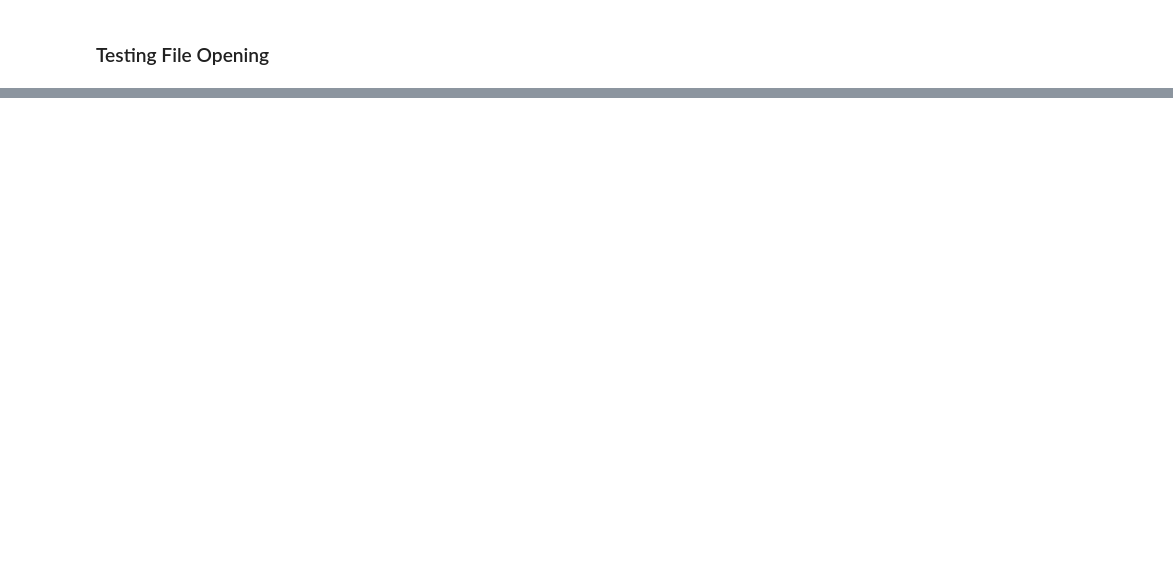
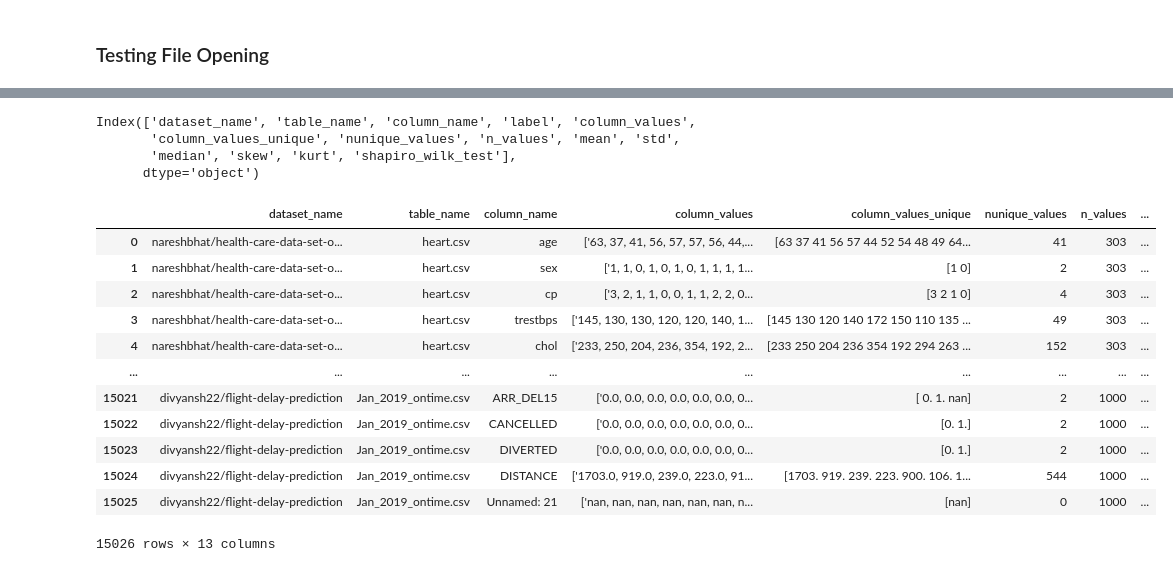
Before and after one commit to mareksherman/classipy, a Jupyter notebook: notebooks/AfroYak_Kaggle.ipynb, the cells around one changed output, grey strips where cells are left out. Drawn from its saved outputs; the diff is of its cells as text; code cells hidden in the pictures; blank space fills up the shorter version.

```diff
--- a/notebooks/AfroYak_Kaggle.ipynb
+++ b/notebooks/AfroYak_Kaggle.ipynb
@@ -136,7 +130,7 @@ DONE CREATING DATASET!
 # %% [markdown]
 ### Testing File Opening
 # %%
-test_df = pd.read_csv('raw_data/kaggle_data.csv')
+test_df = pd.read_csv('raw_data/kaggle_data_15k.csv')
 print(test_df.shape)
-test_df
+test_df;
 # %% [output]
@@ -156,0 +141,23 @@ test_df
+# %%
+test_df.columns
+# %% [output]
+Index(['dataset_name', 'table_name', 'column_name', 'label', 'column_values',
+       'column_values_unique', 'nunique_values', 'n_values', 'mean', 'std',
+       'median', 'skew', 'kurt', 'shapiro_wilk_test'],
+      dtype='object')
+# %%
+test_df.drop(columns='label')
+# %% [output]
+|  | dataset_name | table_name | column_name | column_values | column_values_unique | nunique_values | n_values | ... |
+| 0 | nareshbhat/health-care-data-set-o... | heart.csv | age | ['63, 37, 41, 56, 57, 57, 56, 44,... | [63 37 41 56 57 44 52 54 48 49 64... | 41 | 303 | ... |
+| 1 | nareshbhat/health-care-data-set-o... | heart.csv | sex | ['1, 1, 0, 1, 0, 1, 0, 1, 1, 1, 1... | [1 0] | 2 | 303 | ... |
+| 2 | nareshbhat/health-care-data-set-o... | heart.csv | cp | ['3, 2, 1, 1, 0, 0, 1, 1, 2, 2, 0... | [3 2 1 0] | 4 | 303 | ... |
+| 3 | nareshbhat/health-care-data-set-o... | heart.csv | trestbps | ['145, 130, 130, 120, 120, 140, 1... | [145 130 120 140 172 150 110 135 ... | 49 | 303 | ... |
+| 4 | nareshbhat/health-care-data-set-o... | heart.csv | chol | ['233, 250, 204, 236, 354, 192, 2... | [233 250 204 236 354 192 294 263 ... | 152 | 303 | ... |
+| ... | ... | ... | ... | ... | ... | ... | ... | ... |
+| 15021 | divyansh22/flight-delay-prediction | Jan_2019_ontime.csv | ARR_DEL15 | ['0.0, 0.0, 0.0, 0.0, 0.0, 0.0, 0... | [ 0. 1. nan] | 2 | 1000 | ... |
+| 15022 | divyansh22/flight-delay-prediction | Jan_2019_ontime.csv | CANCELLED | ['0.0, 0.0, 0.0, 0.0, 0.0, 0.0, 0... | [0. 1.] | 2 | 1000 | ... |
+| 15023 | divyansh22/flight-delay-prediction | Jan_2019_ontime.csv | DIVERTED | ['0.0, 0.0, 0.0, 0.0, 0.0, 0.0, 0... | [0. 1.] | 2 | 1000 | ... |
+| 15024 | divyansh22/flight-delay-prediction | Jan_2019_ontime.csv | DISTANCE | ['1703.0, 919.0, 239.0, 223.0, 91... | [1703. 919. 239. 223. 900. 106. 1... | 544 | 1000 | ... |
+| 15025 | divyansh22/flight-delay-prediction | Jan_2019_ontime.csv | Unnamed: 21 | ['nan, nan, nan, nan, nan, nan, n... | [nan] | 0 | 1000 | ... |
+15026 rows × 13 columns
```
Also changed, not shown: parts of 10 cells of this notebook, 4 other files.
